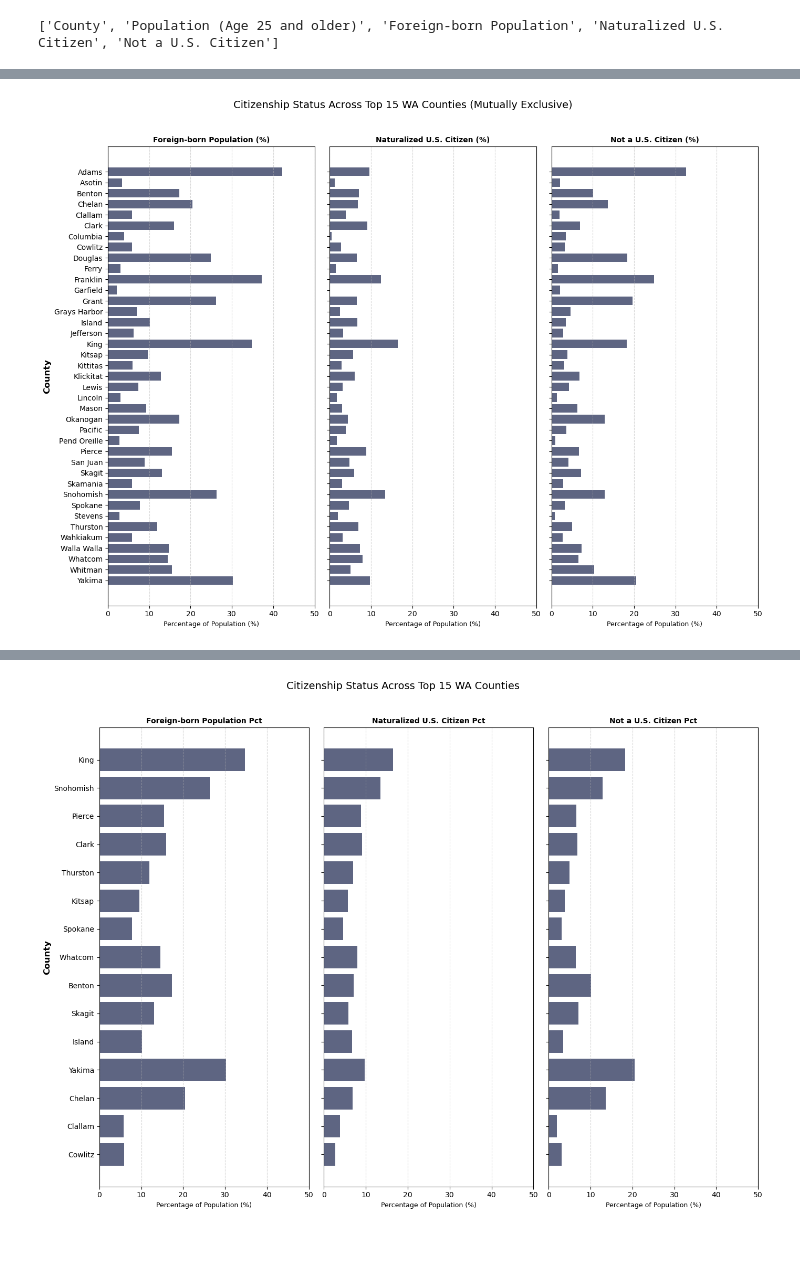
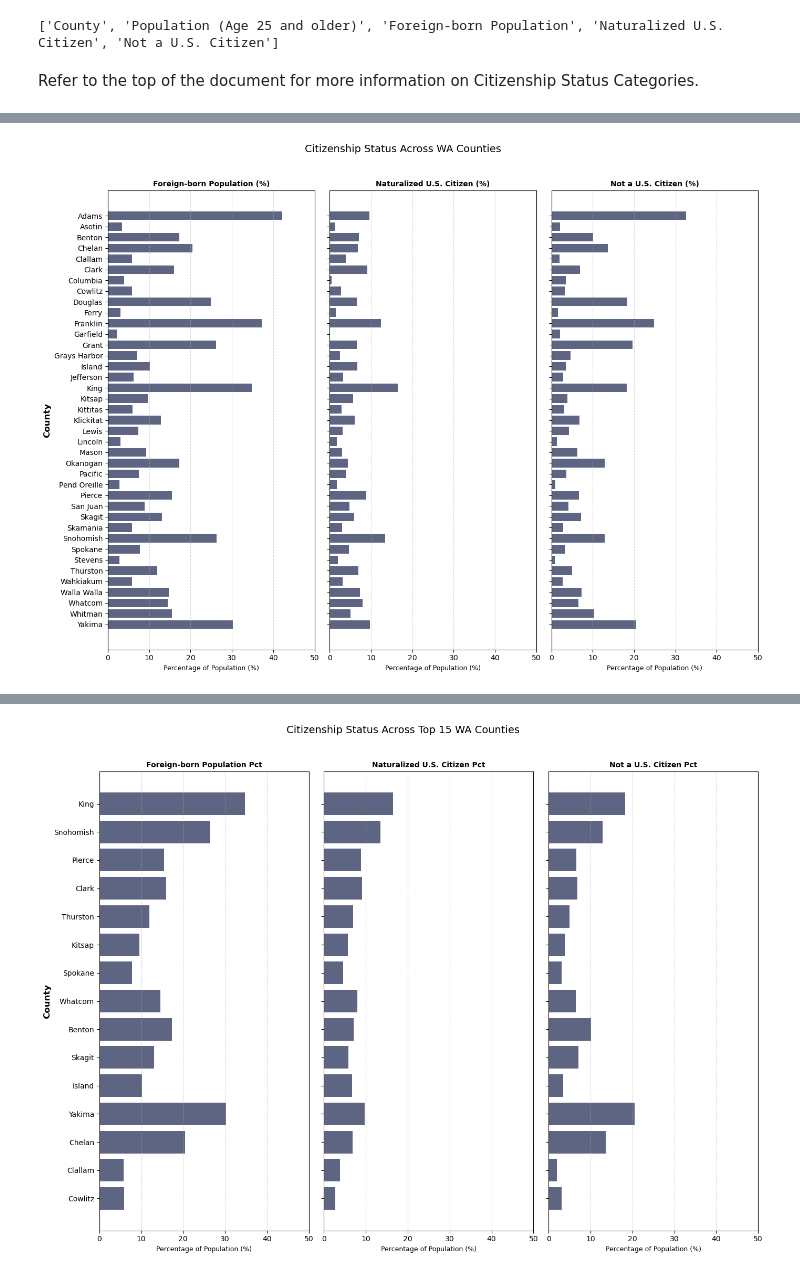
Before and after one commit to mpelson/electrical_vehicles_wa, a Jupyter notebook: electric_vehicles_wa.ipynb, the cells around one changed output, grey strips where cells are left out. Cells and saved outputs as stored; diff of their text form; code cells hidden in the pictures; blank space fills up the shorter version.

Commit message:
added limitations section and clarified descriptions in graphs

```diff
--- a/electric_vehicles_wa.ipynb
+++ b/electric_vehicles_wa.ipynb
@@ -810,6 +810,8 @@ citizenship_df.head(5)
 print(citizenship_df.columns.tolist())
 # %% [output]
 ['County', 'Population (Age 25 and older)', 'Foreign-born Population', 'Naturalized U.S. Citizen', 'Not a U.S. Citizen']
+# %% [markdown]
+Refer to the top of the document for more information on Citizenship Status Categories.
 # %%
 raw_cit_cols = ['Foreign-born Population',
                 'Naturalized U.S. Citizen',
@@ -839,29 +841,29 @@ cit_clean.head(5)
 # %%
 fig, axes = plt.subplots(nrows=1, ncols=3, figsize=(14, 10), sharey=True)
 
 categories = ['Foreign-born Population (%)',
               'Naturalized U.S. Citizen (%)',
               'Not a U.S. Citizen (%)']
 
 # Iterate through cit_pct_cols (the list of column names)
 for i, (col, title) in enumerate(zip(cit_pct_cols, categories)):
     axes[i].barh(cit_clean['County'], cit_clean[col], color='#5E6582', edgecolor='none')
     axes[i].set_title(title, fontsize=10, fontweight='bold')
     axes[i].set_xlabel('Percentage of Population (%)', fontsize=9)
     axes[i].set_xlim(0, 50)
     axes[i].grid(axis='x', linestyle='--', alpha=0.5)
 
 # flip axis
 axes[0].invert_yaxis()
 
 # Label Y-axis ONLY on the leftmost plot
 axes[0].set_ylabel('County', fontsize=12, fontweight='bold')
 
-plt.suptitle('Citizenship Status Across Top 15 WA Counties', fontsize=14, y=1.02)
+plt.suptitle('Citizenship Status Across WA Counties', fontsize=14, y=1.02)
 plt.tight_layout()
 plt.show()
 # %% [output]
-[figure, old version]
+[figure, new version]
 # %%
 import pandas as pd
 
```
Also changed, not shown: parts of 6 cells of this notebook.
